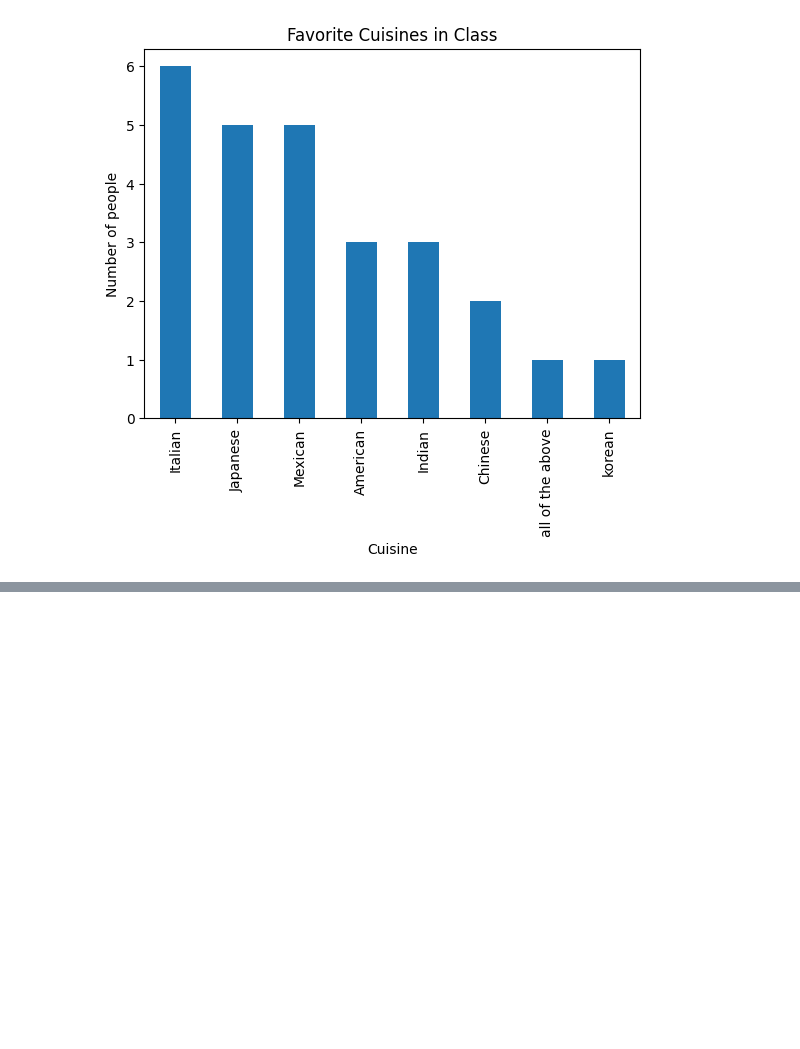
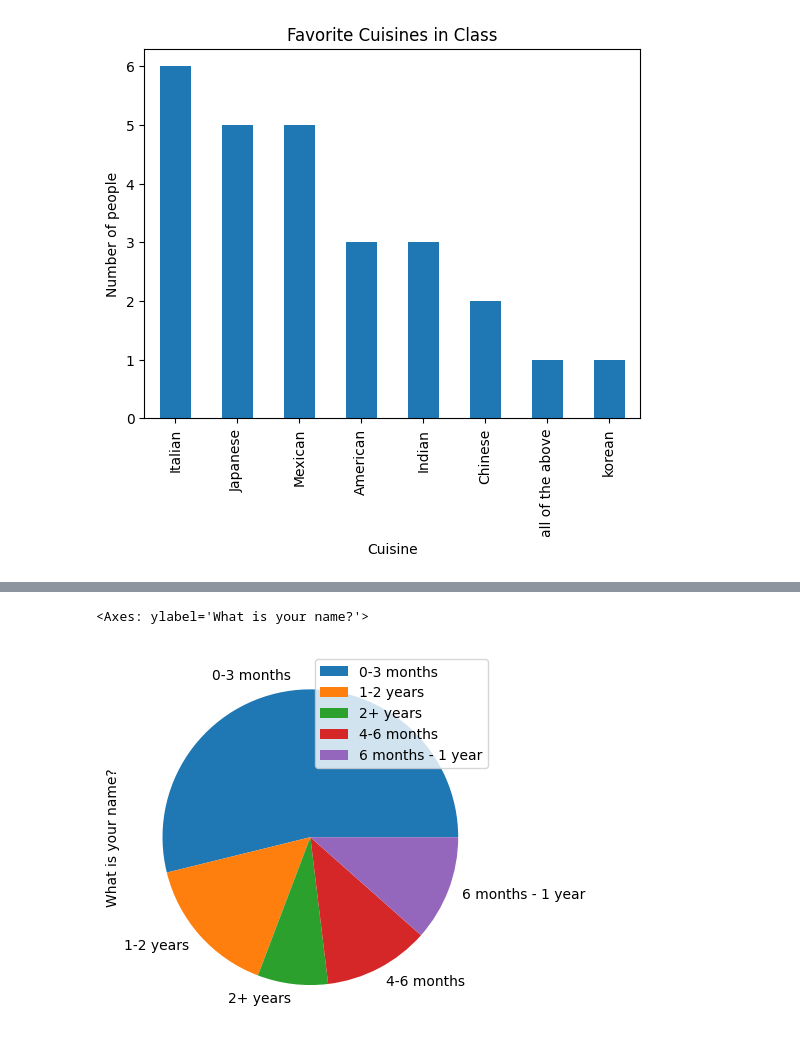
Before and after one commit to tsdandekar24/TanavDandekar_csci_1070_course, a Jupyter notebook: week_04_homework.ipynb, the cells around one changed output, grey strips where cells are left out. Drawn from its saved outputs; the diff is of its cells as text; code cells hidden in the pictures; blank space fills up the shorter version.

```diff
--- a/week_04_homework.ipynb
+++ b/week_04_homework.ipynb
@@ -49,0 +68,7 @@ Text(0.5, 1.0, 'Ages in the Class')
+# %%
+# Pie Chart (Programming length)
+agg_length = survey_df.groupby("How much experience do you have programming?").count()
+agg_length.plot(kind = "pie", y = "What is your name?")
+# %% [output]
+<Axes: ylabel='What is your name?'>
+[figure, added]
```
Also changed, not shown: parts of 4 cells of this notebook.
